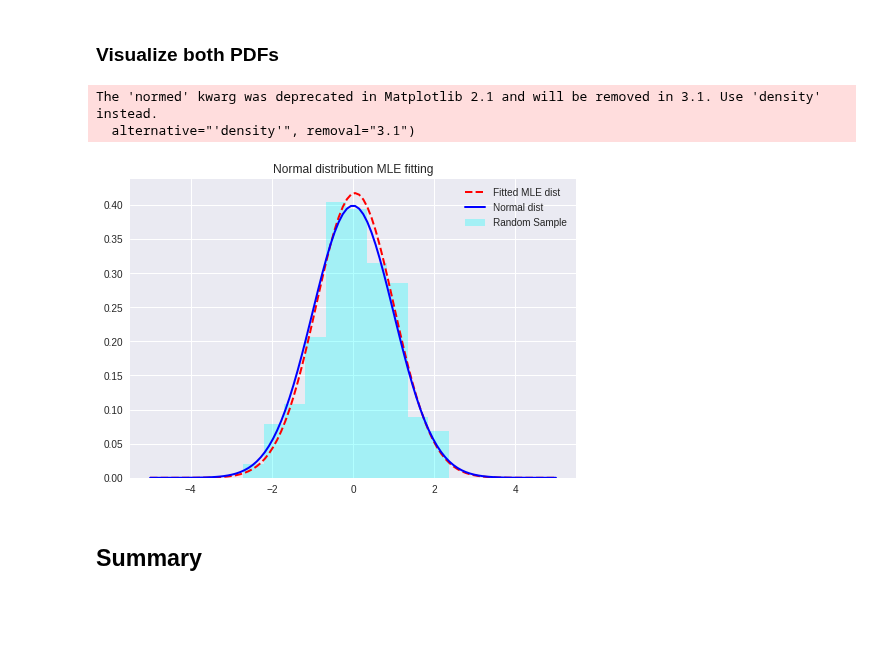
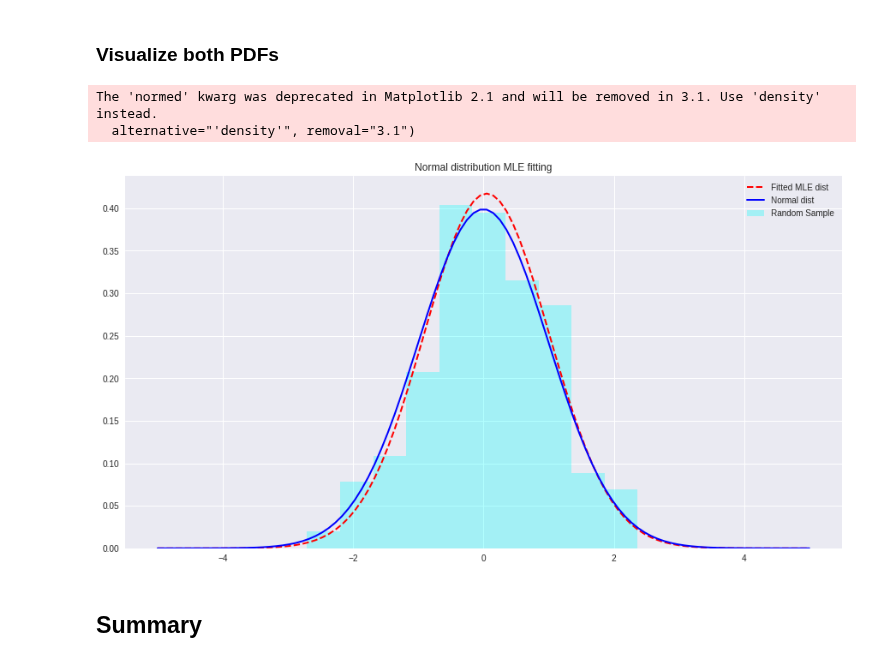
Before and after one commit to as6140/dsc-2-22-03-MLE-gaussian-lab-seattle-ds-career-040119, a Jupyter notebook: index.ipynb, the cells around one changed output. Cells and saved outputs as stored; diff of their text form; code cells hidden in the pictures; blank space fills up the shorter version.

```diff
--- a/index.ipynb
+++ b/index.ipynb
@@ -54,18 +54,19 @@ normal_pdf = scipy.stats.norm.pdf(x)
 ### Visualize both PDFs
 # %%
 # Your code here
-
+from pylab import rcParams
+rcParams['figure.figsize'] = 15, 8
 plt.plot(x,fitted_pdf,"red",label="Fitted MLE dist",linestyle="dashed", linewidth=2)
 plt.plot(x,normal_pdf,"blue",label="Normal dist", linewidth=2)
 plt.hist(sample,normed=1,color="cyan",alpha=.3, label='Random Sample')
 plt.title("Normal distribution MLE fitting")
 plt.legend()
 
 plt.show()
 # %% [output]
 The 'normed' kwarg was deprecated in Matplotlib 2.1 and will be removed in 3.1. Use 'density' instead.
   alternative="'density'", removal="3.1")
-[figure, old version]
+[figure, new version]
 # %%
 #  Your comments/observations
 # %% [markdown]
```
